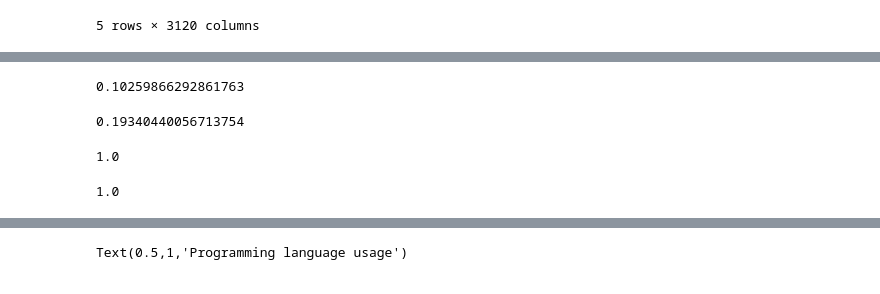
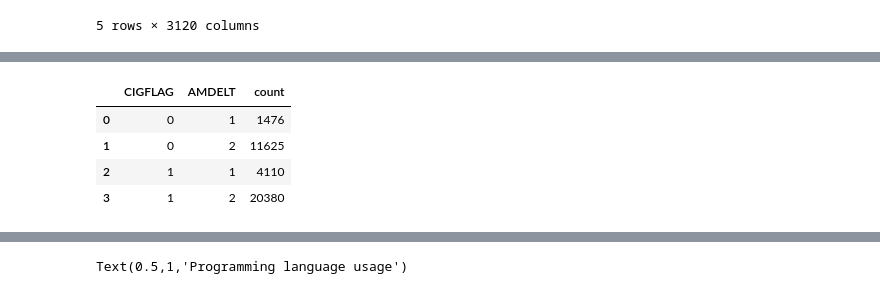
Before and after one commit to ShakedShalem/drug-analysis, a Jupyter notebook: First EDA.ipynb, the cells around one changed output, grey strips where cells are left out. Saved outputs shown, nothing was run; the diff lists cells and outputs as text; code cells hidden in the pictures.

```diff
--- a/First EDA.ipynb
+++ b/First EDA.ipynb
@@ -36,5 +41,4 @@ cig_no_dep_no = cig_dep[(cig_dep.CIGFLAG == 0) & (cig_dep.AMDELT == 2)]
 no_cig = len(cig_no_dep_no) + len(cig_no_dep_yes)
 cig_no_dep_yes_percent = len(cig_no_dep_yes) / no_cig
 # %%
-grouped = cig_dep.groupby(['CIGFLAG', 'AMDELT'])
-grouped.size()
+grouped = cig_dep.groupby(['CIGFLAG', 'AMDELT']).size().reset_index(name='count')
@@ -80,8 +44,0 @@ mrj_no_dep_yes_percent = len(mrj_no_dep_yes) / no_mrj
-# %%
-mrj_no_dep_yes_percent
-# %% [output]
-0.10259866292861763
-# %%
-mrj_yes_dep_yes_percent
-# %% [output]
-0.19340440056713754
@@ -100,8 +45,8 @@ hal_no_dep_yes_percent = len(hal_no_dep_yes) / no_hal
-# %%
-hal_no_dep_yes_percent
-# %% [output]
-1.0
-# %%
-hal_yes_dep_yes_percent
-# %% [output]
-1.0
+# %%
+grouped
+# %% [output]
+|  | CIGFLAG | AMDELT | count |
+| 0 | 0 | 1 | 1476 |
+| 1 | 0 | 2 | 11625 |
+| 2 | 1 | 1 | 4110 |
+| 3 | 1 | 2 | 20380 |
```
Also changed, not shown: parts of 40 cells of this notebook.
